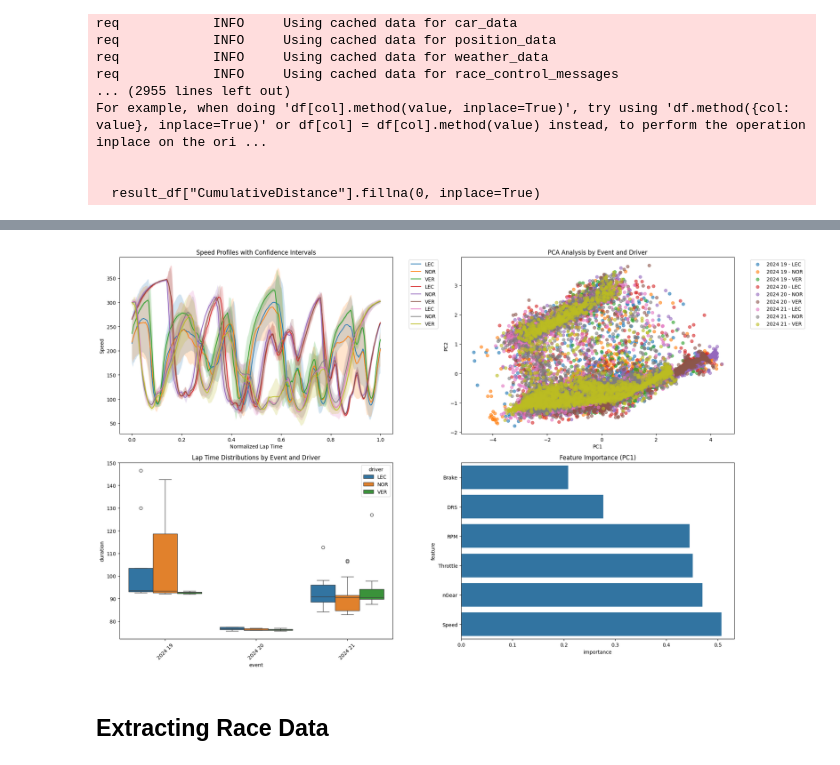
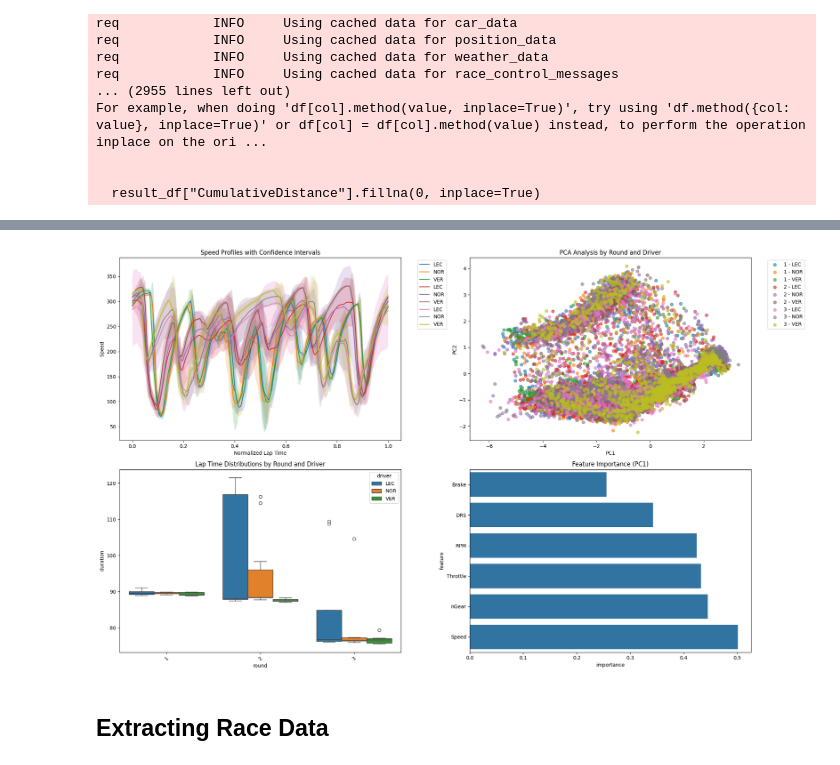
Before and after one commit to akatelync/f1-exploration, a Jupyter notebook: sample_notebook.ipynb, the cells around one changed output, grey strips where cells are left out. Drawn from its saved outputs; the diff is of its cells as text; code cells hidden in the pictures.

```diff
--- a/sample_notebook.ipynb
+++ b/sample_notebook.ipynb
@@ -10,7 +34,7 @@ from utils.telemetry import F1TelemetryAnalyzer
 ## Extracting Qualifying Data
 # %%
 f1_processor = F1DataProcessor("cache", 2024)
-quali_data, lap_data = f1_processor.get_quali_session(range(1,22))
+quali_data, quali_lap_data = f1_processor.get_quali_session(range(1,22))
 # %% [output]
 core           INFO     Loading data for Bahrain Grand Prix - Qualifying [v3.4.3]
 req            INFO     Using cached data for session_info
@@ -64,12 +88,12 @@ lap_data
 # %%
 analyzer = F1TelemetryAnalyzer(n_samples=300)
 
 results = analyzer.analyze_laps(
-    lap_data,
-    events=["2024 19", "2024 20", "2024 21"],
+    quali_lap_data,
+    rounds=[1, 2, 3],
     drivers=["VER", "NOR", "LEC"]
 )
 # %% [output]
-[figure, old version]
+[figure, new version]
 # %% [markdown]
 ## Extracting Race Data
```
Also changed, not shown: parts of 20 cells of this notebook, 4 other files.
